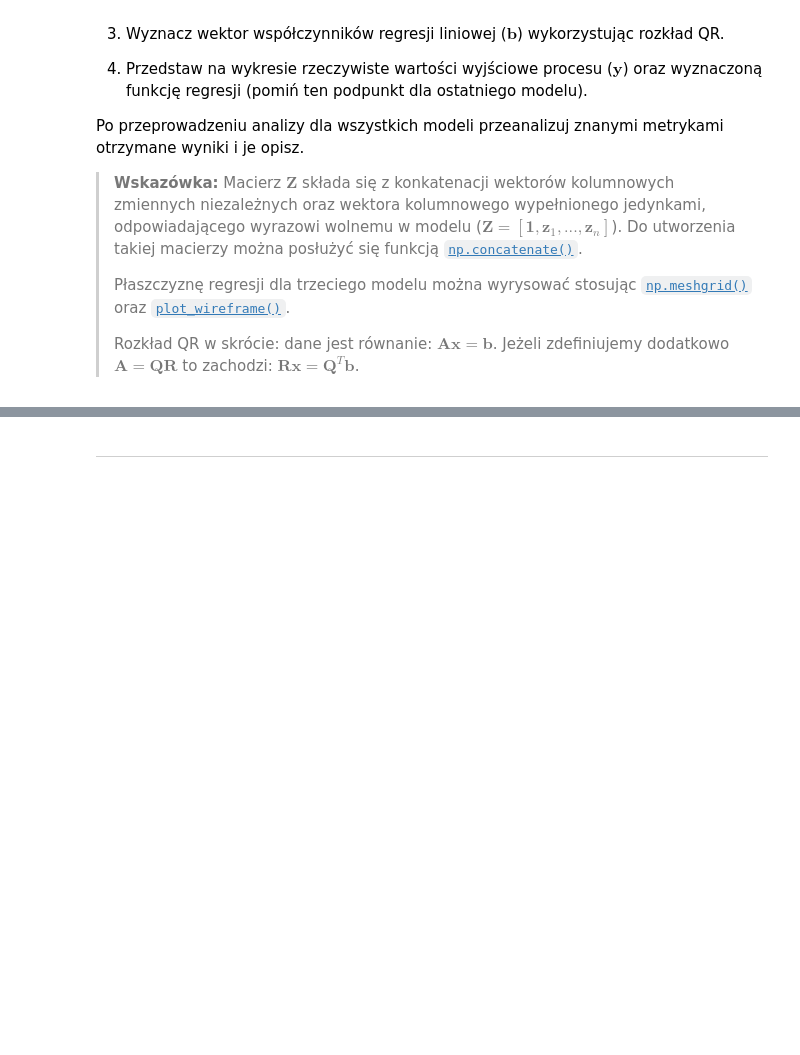
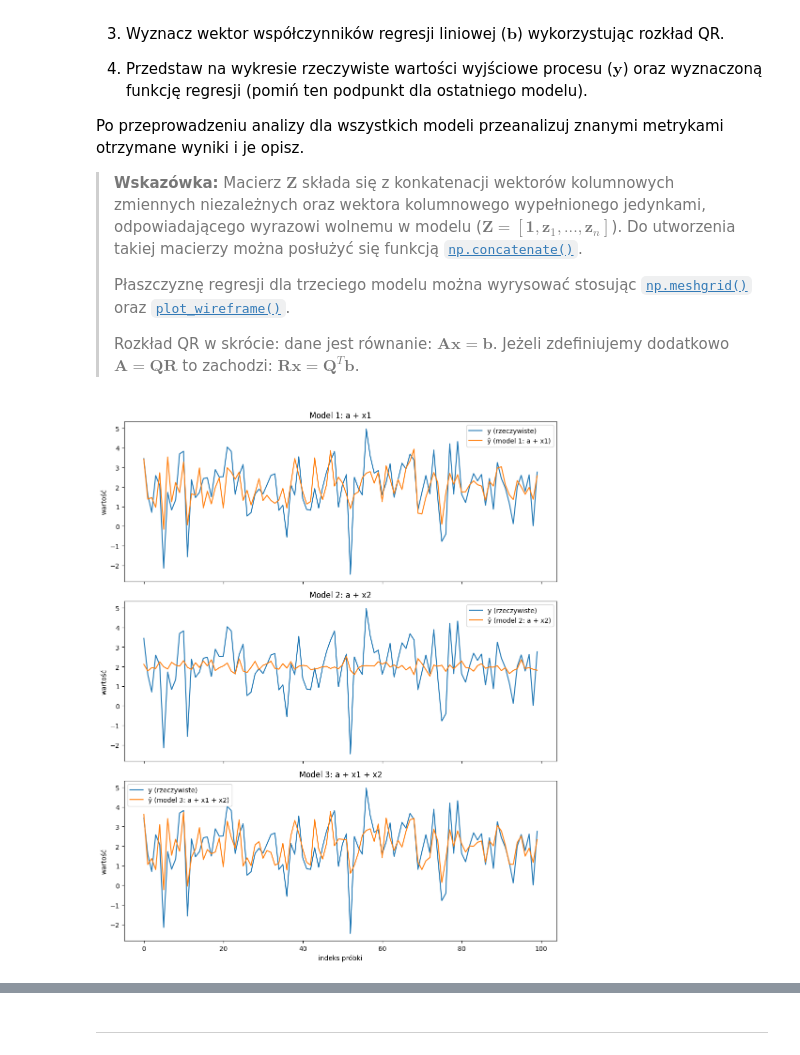
Before and after one commit to MN-KJ-2025/lab-5-r-wnania-m-x-n-turbokoxpl, a Jupyter notebook: sprawozdanie.ipynb, the cells around one changed output, grey strips where cells are left out. Drawn from its saved outputs; the diff is of its cells as text; code cells hidden in the pictures; blank space fills up the shorter version.

```diff
--- a/sprawozdanie.ipynb
+++ b/sprawozdanie.ipynb
@@ -441,0 +431,93 @@ Po przeprowadzeniu analizy dla wszystkich modeli przeanalizuj znanymi metrykami
+# %%
+# ===== Twoja implementacja tutaj =====
+import numpy as np
+import matplotlib.pyplot as plt
+np.random.seed(1)
+n= 100
+x1 = np.random.normal(0,1, size=(n, 1))
+x2 = np.random.normal(0,1, size=(n, 1))
+e =np.random.normal(0,1, size=(n, 1))
+y = 2+x1-0.5 * x2+ e
+
+def rozklad(Z,y):
+
+    Q,R = np.linalg.qr(Z)
+    Qt_y= Q.T@y
+    b =np.linalg.solve(R, Qt_y)
+    return b
+
+x1x2 = x1*x2
+ones = np.ones((n, 1))
+Z1 = np.concatenate([ones, x1],axis=1)
+Z2 = np.concatenate([ones, x2],axis=1)
+Z3 = np.concatenate([ones, x1, x2],axis=1)
+
+Z4 = np.concatenate([ones,x1,x2,x1x2],axis=1)
+
+
+b1 = rozklad(Z1,y)
+b2 = rozklad(Z2,y)
+b3 = rozklad(Z3,y)
+b4 = rozklad(Z4,y)
+
+
+y1 = Z1 @ b1
+y2 = Z2 @ b2
+y3 = Z3 @ b3
+y4 = Z4 @ b4
+
+fig, axes = plt.subplots(3, 1, figsize=(10, 12), sharex=True)
+
+idx = np.arange(n)
+
+
+
+axes[0].plot(idx, y, label='y (rzeczywiste)')
+axes[0].plot(idx, y1, label='ŷ (model 1: a + x1)')
+axes[0].set_ylabel('wartość')
+axes[0].legend()
+axes[0].set_title('Model 1: a + x1')
+
+
+axes[1].plot(idx, y, label='y (rzeczywiste)')
+axes[1].plot(idx, y2, label='ŷ (model 2: a + x2)')
+axes[1].set_ylabel('wartość')
+axes[1].legend()
+axes[1].set_title('Model 2: a + x2')
+
+
+axes[2].plot(idx, y, label='y (rzeczywiste)')
+axes[2].plot(idx, y3, label='ŷ (model 3: a + x1 + x2)')
+axes[2].set_xlabel('indeks próbki')
+axes[2].set_ylabel('wartość')
+axes[2].legend()
+axes[2].set_title('Model 3: a + x1 + x2')
+
+plt.tight_layout()
+plt.show()
+
+
+
+x1_grid = np.linspace(np.min(x1), np.max(x1), 20)
+x2_grid = np.linspace(np.min(x2), np.max(x2), 20)
+X1g, X2g = np.meshgrid(x1_grid, x2_grid)
+
+b0, b1_, b2_ = b3.flatten()
+Yg = b0 + b1_ * X1g + b2_ * X2g
+
+fig = plt.figure(figsize=(10, 8))
+ax = fig.add_subplot(111, projection='3d')
+
+ax.scatter(x1, x2, y, label='dane (x1, x2, y)', alpha=0.6)
+
+
+ax.plot_wireframe(X1g, X2g, Yg, rstride=2, cstride=2, alpha=0.5)
+
+ax.set_xlabel('x1')
+ax.set_ylabel('x2')
+ax.set_zlabel('y / ŷ')
+ax.set_title('Płaszczyzna regresji – model 3 (a + x1 + x2)')
+plt.legend()
+plt.show()
+# %% [output]
+[figure, added]
```
Also changed, not shown: parts of 4 cells of this notebook.
